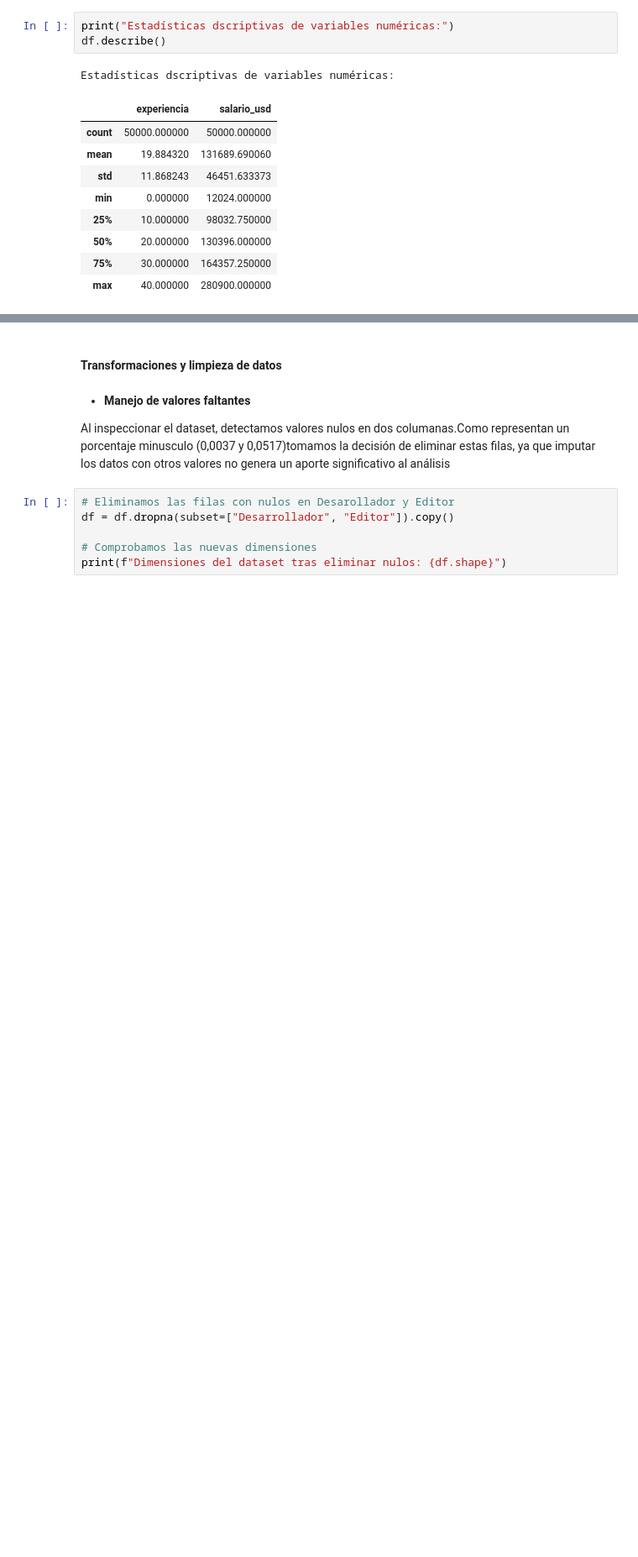
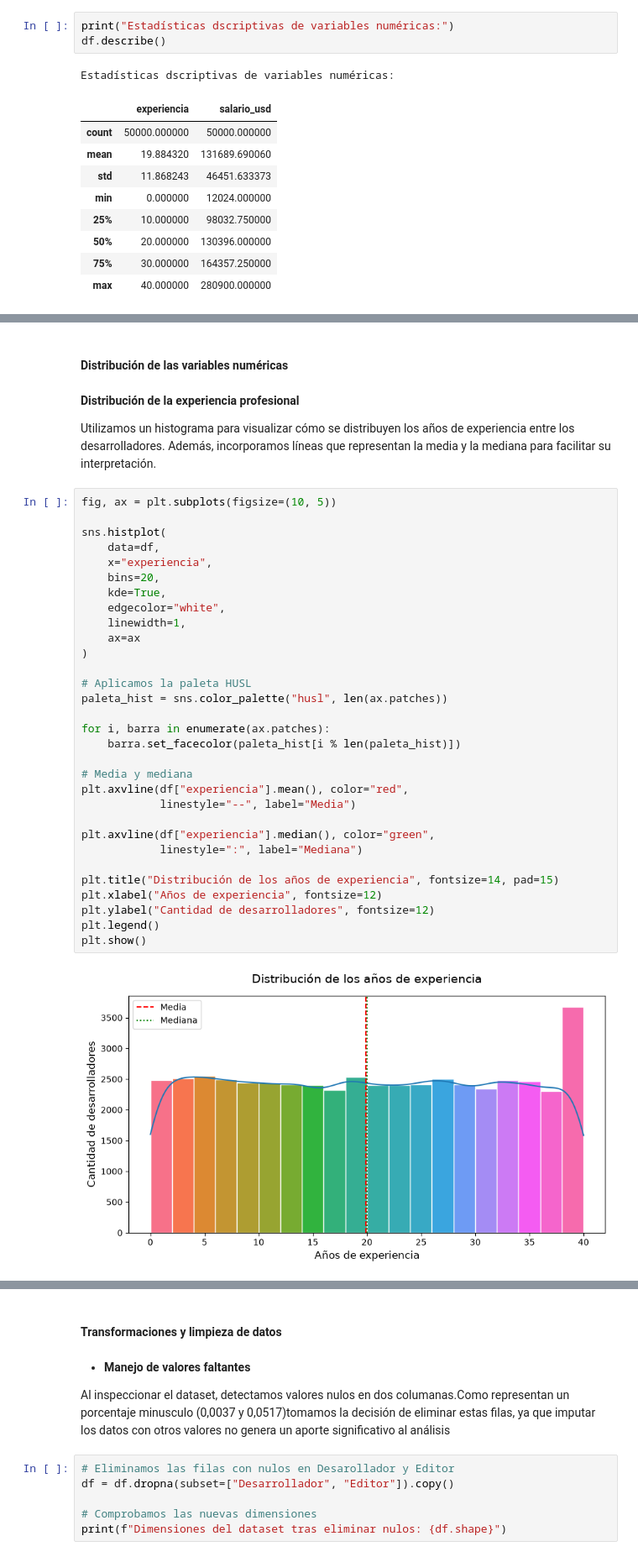
Before and after one commit to Itz-U/Proyecto2_Olivera_Urriola_UPSO-Salliquelo, a Jupyter notebook: Proyecto2_Olivera_Urriola_Salliquelo.ipynb, the cells around one changed output, grey strips where cells are left out. Shown at 84% size. Drawn from its saved outputs; the diff is of its cells as text; blank space fills up the shorter version.

Commit message:
estadisticas descriptivas, distribucion de las variables numericas

```diff
--- a/Proyecto2_Olivera_Urriola_Salliquelo.ipynb
+++ b/Proyecto2_Olivera_Urriola_Salliquelo.ipynb
@@ -174,0 +195,39 @@ Para poder dar respuesta a las preguntas de investigación que nos planteamos en
+# %% [markdown]
+#### Distribución de las variables numéricas
+# %% [markdown]
+**Distribución de la experiencia profesional**
+
+Utilizamos un histograma para visualizar cómo se distribuyen los años de experiencia entre los desarrolladores. Además, incorporamos líneas que representan la media y la mediana para facilitar su interpretación.
+# %%
+fig, ax = plt.subplots(figsize=(10, 5))
+
+sns.histplot(
+    data=df,
+    x="experiencia",
+    bins=20,
+    kde=True,
+    edgecolor="white",
+    linewidth=1,
+    ax=ax
+)
+
+# Aplicamos la paleta HUSL
+paleta_hist = sns.color_palette("husl", len(ax.patches))
+
+for i, barra in enumerate(ax.patches):
+    barra.set_facecolor(paleta_hist[i % len(paleta_hist)])
+
+# Media y mediana
+plt.axvline(df["experiencia"].mean(), color="red",
+            linestyle="--", label="Media")
+
+plt.axvline(df["experiencia"].median(), color="green",
+            linestyle=":", label="Mediana")
+
+plt.title("Distribución de los años de experiencia", fontsize=14, pad=15)
+plt.xlabel("Años de experiencia", fontsize=12)
+plt.ylabel("Cantidad de desarrolladores", fontsize=12)
+plt.legend()
+plt.show()
+# %% [output]
+[figure, added]
```
Also changed, not shown: parts of 13 cells of this notebook.
